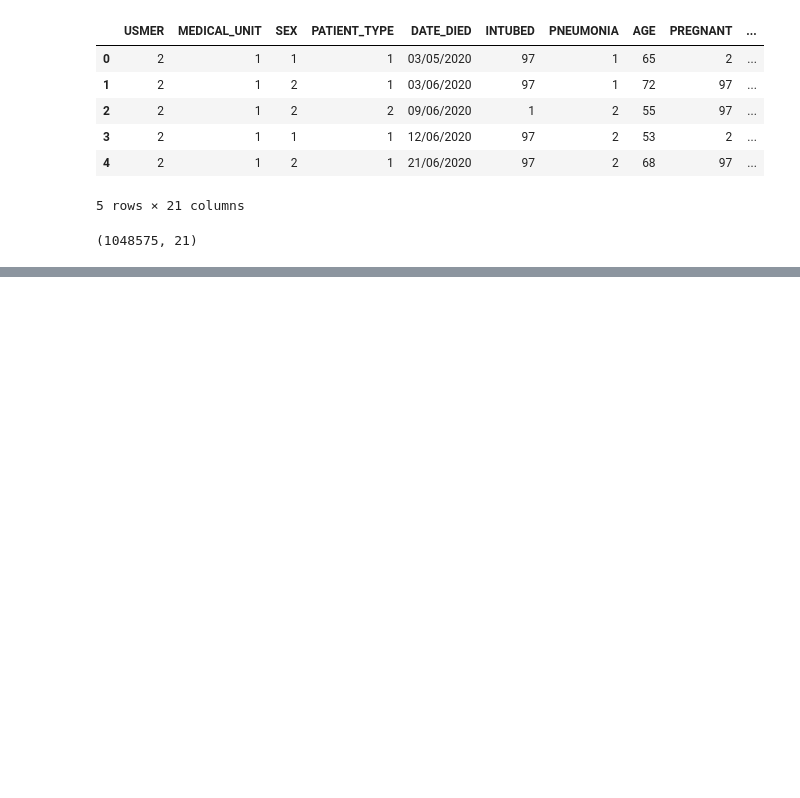
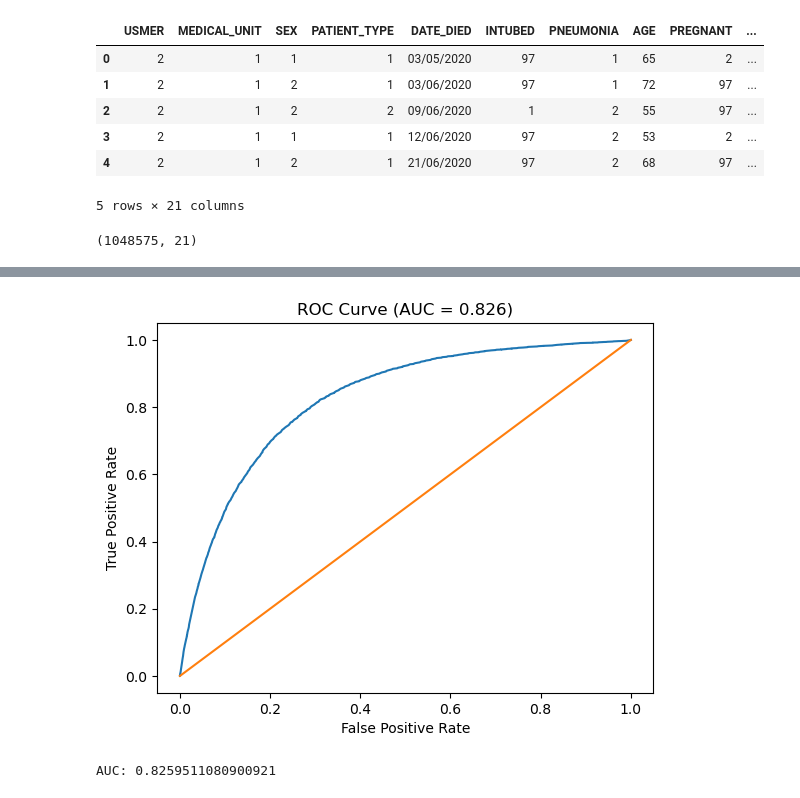
Before and after one commit to waz-abd/COVID-19-Mortality-Risk-Prediction, a Jupyter notebook: ML-Analysis.ipynb, the cells around one changed output, grey strips where cells are left out. Drawn from its saved outputs; the diff is of its cells as text; code cells hidden in the pictures; blank space fills up the shorter version.

```diff
--- a/ML-Analysis.ipynb
+++ b/ML-Analysis.ipynb
@@ -60,0 +216,19 @@ myData[demo_variables].head()
+# %%
+x_train = TData.drop(columns = ["DEATH"])
+y_train = TData["DEATH"]
+
+constant_cols = [c for c in x_train.columns if x_train[c].nunique() <= 1]
+x_train = x_train.drop(columns = constant_cols)
+
+x_val = VData.drop(columns = ["DEATH"]).drop(columns = constant_cols, errors = "ignore")
+x_val = x_val.reindex(columns=x_train.columns, fill_value=0)
+y_val = VData["DEATH"]
+# %%
+# 8. Fit Logistic Regression
+
+import statsmodels.formula.api as smf
+
+predictor_cols = x_train.columns.tolist()
+formula = "DEATH ~ " + " + ".join(predictor_cols)
+
+logit_model = smf.logit(formula = formula, data = TData).fit_regularized(alpha = 1.0)
@@ -60,0 +271,4 @@ myData[demo_variables].head()
+# %%
+# 9. Prediction on Validation Set
+
+val_probs = logit_model.predict(VData)
@@ -60,0 +343,20 @@ myData[demo_variables].head()
+# %%
+# 13. Plot ROC curve + AUC
+
+from sklearn.metrics import roc_auc_score, roc_curve
+import matplotlib.pyplot as plt
+
+auc = roc_auc_score(VData["DEATH"], val_probs)
+fpr, tpr, _ = roc_curve(VData["DEATH"], val_probs)
+# %%
+plt.plot(fpr, tpr)
+plt.plot([0,1], [0,1])
+plt.xlabel("False Positive Rate")
+plt.ylabel("True Positive Rate")
+plt.title(f"ROC Curve (AUC = {auc:.3f})")
+plt.show()
+
+print("AUC: " + str(auc))
+# %% [output]
+[figure, added]
+AUC: 0.8259511080900921
```
Also changed, not shown: parts of 29 cells of this notebook.
